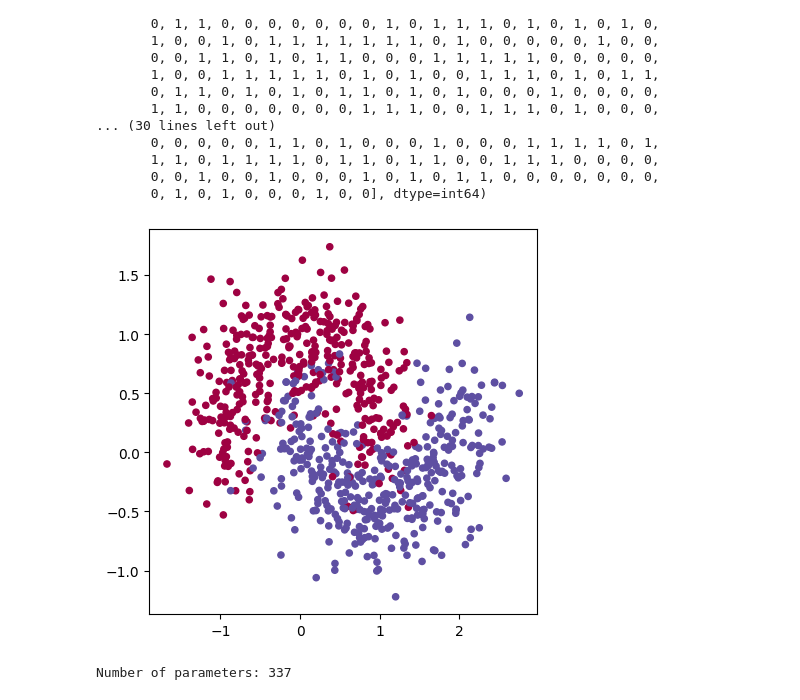
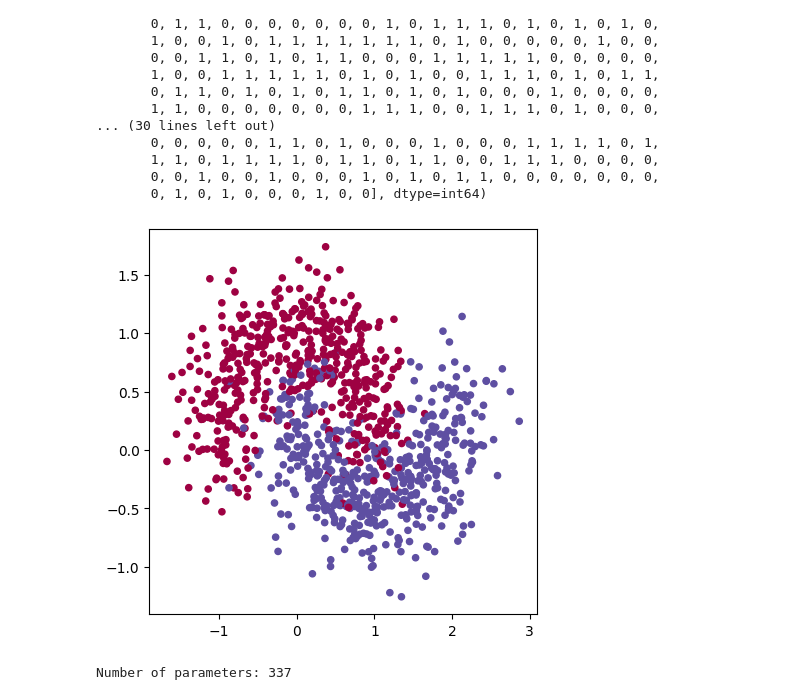
Before and after one commit to asvcodes/NeuranetBC, a Jupyter notebook: trial.ipynb, the cells around one changed output. Cells and saved outputs as stored; diff of their text form; code cells hidden in the pictures.

```diff
--- a/trial.ipynb
+++ b/trial.ipynb
@@ -57,10 +57,10 @@ X,Xtest,y,ytest=train_test_split(rX,rY,test_size=0.2,random_state=42)
 # %%
 # Visualize in 2D
 plt.figure(figsize=(5, 5))
-plt.scatter(X[:, 0], X[:, 1], c=y, s=20, cmap='Spectral')
+plt.scatter(rX[:, 0], rX[:, 1], c=rY, s=20, cmap='Spectral')
 plt.show()
 # %% [output]
-[figure, old version]
+[figure, new version]
 # %%
 # Initialize a model
 model = MLP(2, [16,16, 1])  # 2-layer mlp
```
Also changed, not shown: parts of 6 cells of this notebook.
